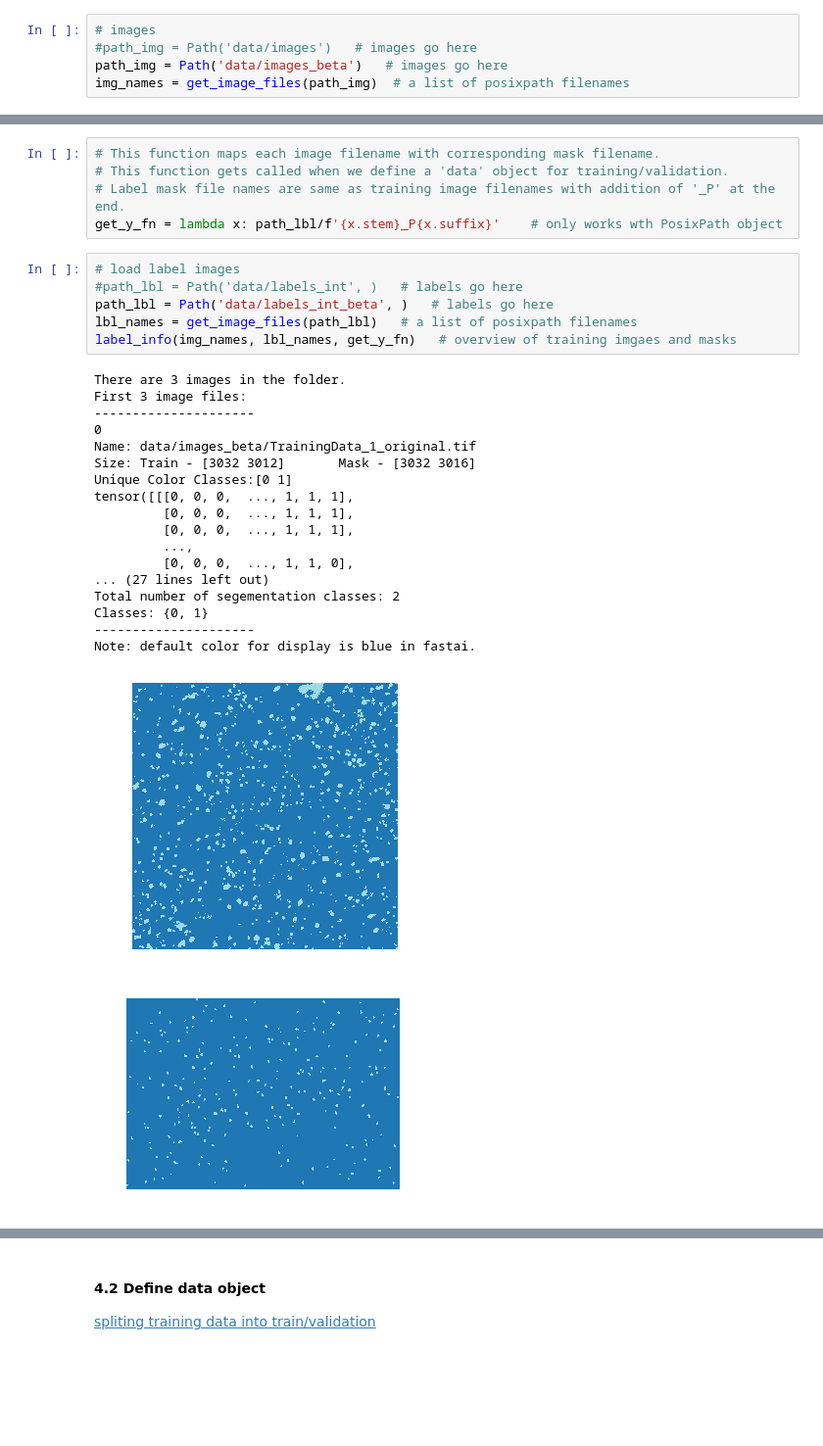
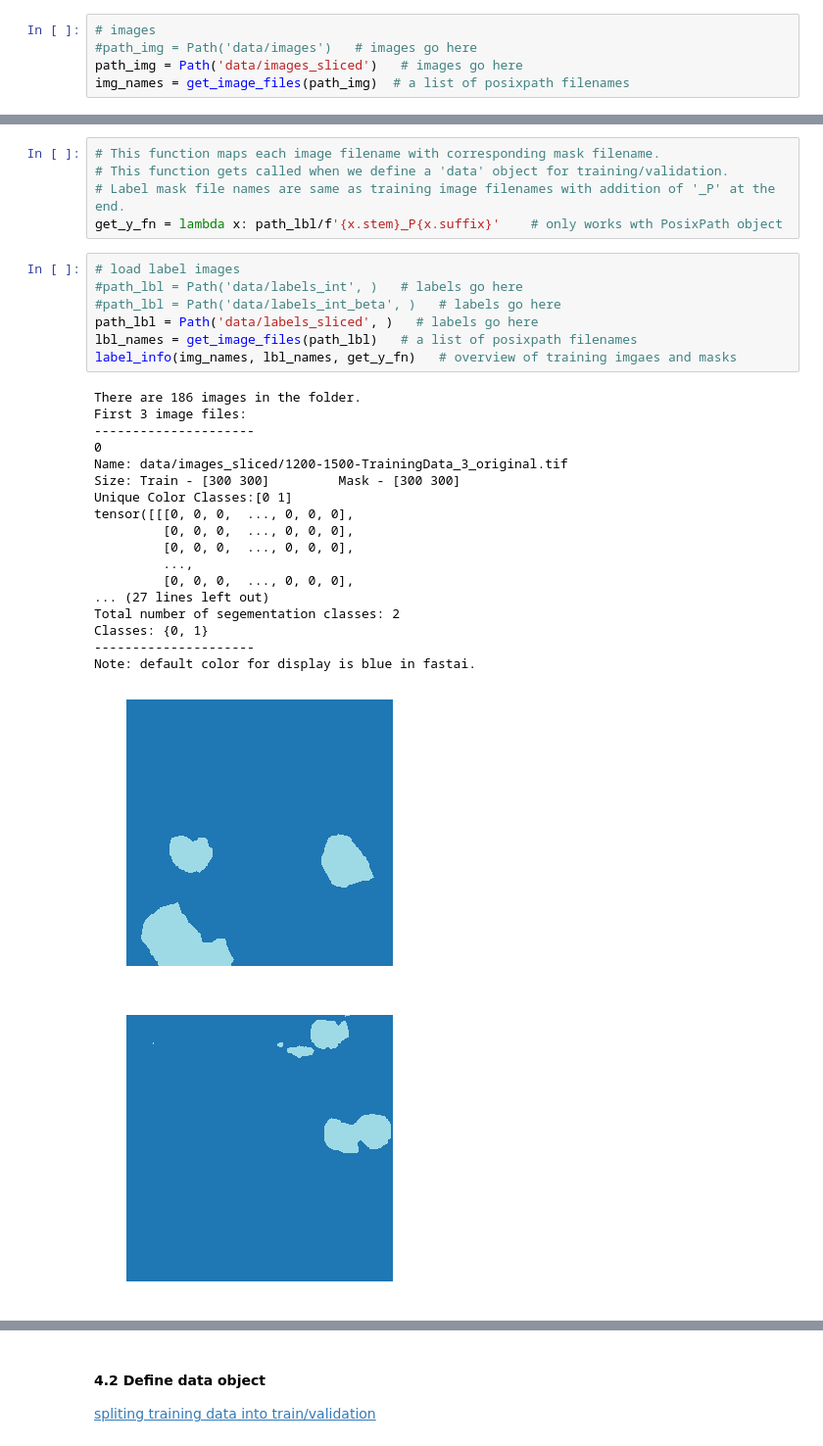
Before and after one commit to ttompk/ucsf_grinberg_neuro_images, a Jupyter notebook: ucsf_development/fastai_neuron_segmentation.ipynb, the cells around one changed output, grey strips where cells are left out. Shown at 98% size. Drawn from its saved outputs; the diff is of its cells as text; blank space fills up the shorter version.

Commit message:
loaded all data to instance, tweaked model code, 50% dice score

```diff
--- a/ucsf_development/fastai_neuron_segmentation.ipynb
+++ b/ucsf_development/fastai_neuron_segmentation.ipynb
@@ -119,7 +119,7 @@ pd.DataFrame(codes)
 # %%
 # images
 #path_img = Path('data/images')   # images go here
-path_img = Path('data/images_beta')   # images go here
+path_img = Path('data/images_sliced')   # images go here
 img_names = get_image_files(path_img)  # a list of posixpath filenames
 # %%
 # Print out info on the training images.
@@ -148,26 +148,27 @@ get_y_fn = lambda x: path_lbl/f'{x.stem}_P{x.suffix}'    # only works wth PosixP
 # %%
 # load label images
 #path_lbl = Path('data/labels_int', )   # labels go here
-path_lbl = Path('data/labels_int_beta', )   # labels go here
+#path_lbl = Path('data/labels_int_beta', )   # labels go here
+path_lbl = Path('data/labels_sliced', )   # labels go here
 lbl_names = get_image_files(path_lbl)   # a list of posixpath filenames
 label_info(img_names, lbl_names, get_y_fn)   # overview of training imgaes and masks
 # %% [output]
-There are 3 images in the folder.
+There are 186 images in the folder.
 First 3 image files:
 ---------------------
 0
-Name: data/images_beta/TrainingData_1_original.tif
-Size: Train - [3032 3012]       Mask - [3032 3016]
+Name: data/images_sliced/1200-1500-TrainingData_3_original.tif
+Size: Train - [300 300]         Mask - [300 300]
 Unique Color Classes:[0 1]
-tensor([[[0, 0, 0,  ..., 1, 1, 1],
-         [0, 0, 0,  ..., 1, 1, 1],
-         [0, 0, 0,  ..., 1, 1, 1],
+tensor([[[0, 0, 0,  ..., 0, 0, 0],
+         [0, 0, 0,  ..., 0, 0, 0],
+         [0, 0, 0,  ..., 0, 0, 0],
          ...,
-         [0, 0, 0,  ..., 1, 1, 0],
+         [0, 0, 0,  ..., 0, 0, 0],
 ... (27 lines left out)
 Total number of segementation classes: 2
 Classes: {0, 1}
 ---------------------
 Note: default color for display is blue in fastai.
-[figure, old version]
+[figure, new version]
-[figure, old version]
+[figure, new version]
```
Also changed, not shown: parts of 25 cells of this notebook, 1 other file.
